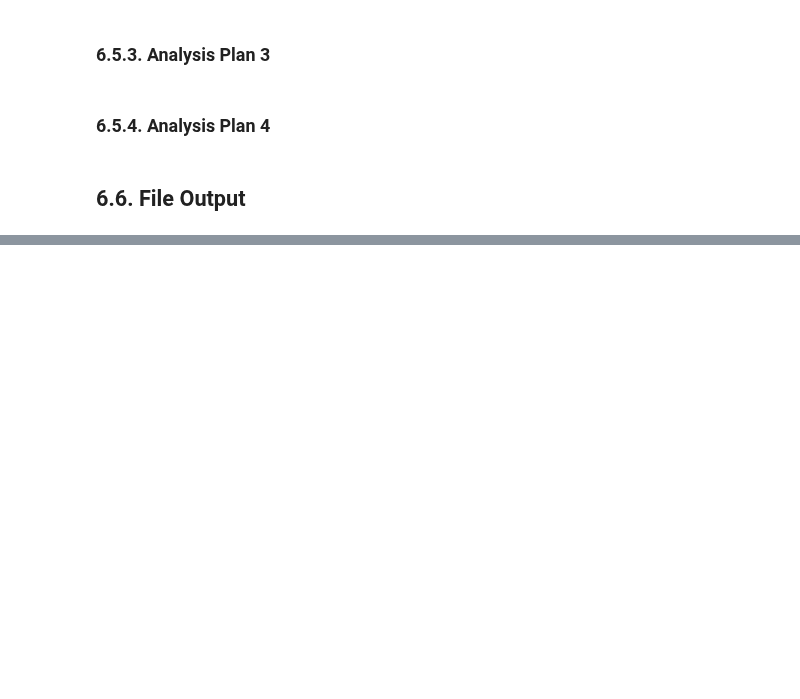
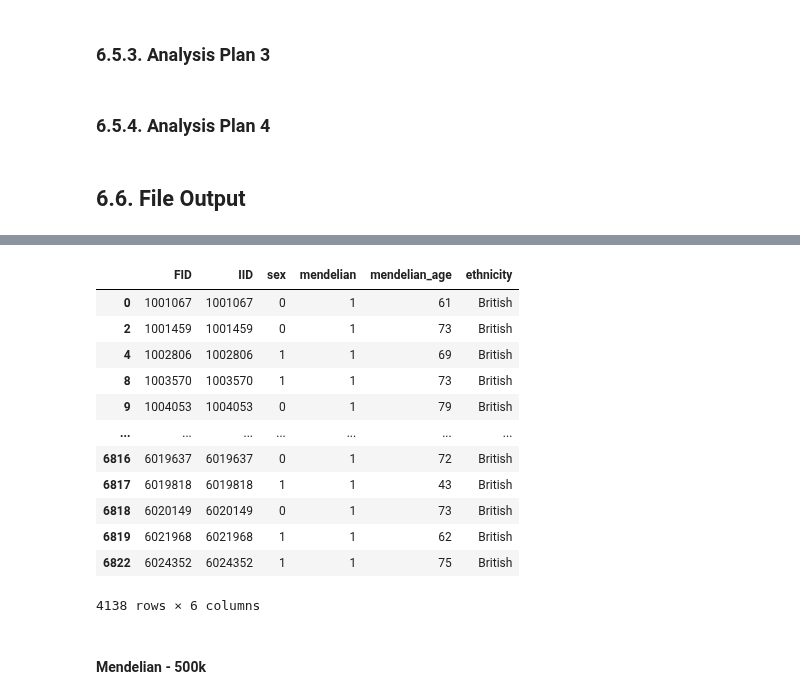
Before and after one commit to statgenetics/UKBB_GWAS_dev, a Jupyter notebook: analysis/phenotypes/092821_hearing_impairment_500K.ipynb, the cells around one changed output, grey strips where cells are left out. Cells and saved outputs as stored; diff of their text form; code cells hidden in the pictures; blank space fills up the shorter version.

```diff
--- a/analysis/phenotypes/092821_hearing_impairment_500K.ipynb
+++ b/analysis/phenotypes/092821_hearing_impairment_500K.ipynb
@@ -1130,0 +2030,3 @@ mendlike[mendlike["mendelian_age"] < 18]
+# %%
+individs_50k = pd.read_csv("~/pro/archive/UKBiobank_Yale_transfer/ukb28374_exomedata/ukb32285_exomespb_chr1_22.fam", header=None, sep=" ")
+individs_200k = pd.read_csv("~/pro/UKBiobank/data/exome_files/project_VCF/072721_run/plink/ukb23156_c1.merged.filtered.fam", header=None, sep=" ")
@@ -1192,0 +2529,2 @@ full_pheno[["FID", "IID"]].to_csv("090321_UKBB_Hearing_aid_f3393_expandedwhite_6
+# %%
+mendlike_300k = mendlike[ ~mendlike["FID"].isin(set(individs_200k[0].to_list()))]
@@ -1192,0 +2533,18 @@ full_pheno[["FID", "IID"]].to_csv("090321_UKBB_Hearing_aid_f3393_expandedwhite_6
+# %%
+mendlike_300k
+# %% [output]
+|  | FID | IID | sex | mendelian | mendelian_age | ethnicity |
+| 0 | 1001067 | 1001067 | 0 | 1 | 61 | British |
+| 2 | 1001459 | 1001459 | 0 | 1 | 73 | British |
+| 4 | 1002806 | 1002806 | 1 | 1 | 69 | British |
+| 8 | 1003570 | 1003570 | 1 | 1 | 73 | British |
+| 9 | 1004053 | 1004053 | 0 | 1 | 79 | British |
+| ... | ... | ... | ... | ... | ... | ... |
+| 6816 | 6019637 | 6019637 | 0 | 1 | 72 | British |
+| 6817 | 6019818 | 6019818 | 1 | 1 | 43 | British |
+| 6818 | 6020149 | 6020149 | 0 | 1 | 73 | British |
+| 6819 | 6021968 | 6021968 | 1 | 1 | 62 | British |
+| 6822 | 6024352 | 6024352 | 1 | 1 | 75 | British |
+4138 rows × 6 columns
+# %% [markdown]
+#### Mendelian - 500k
```
Also changed, not shown: parts of 270 cells of this notebook.
